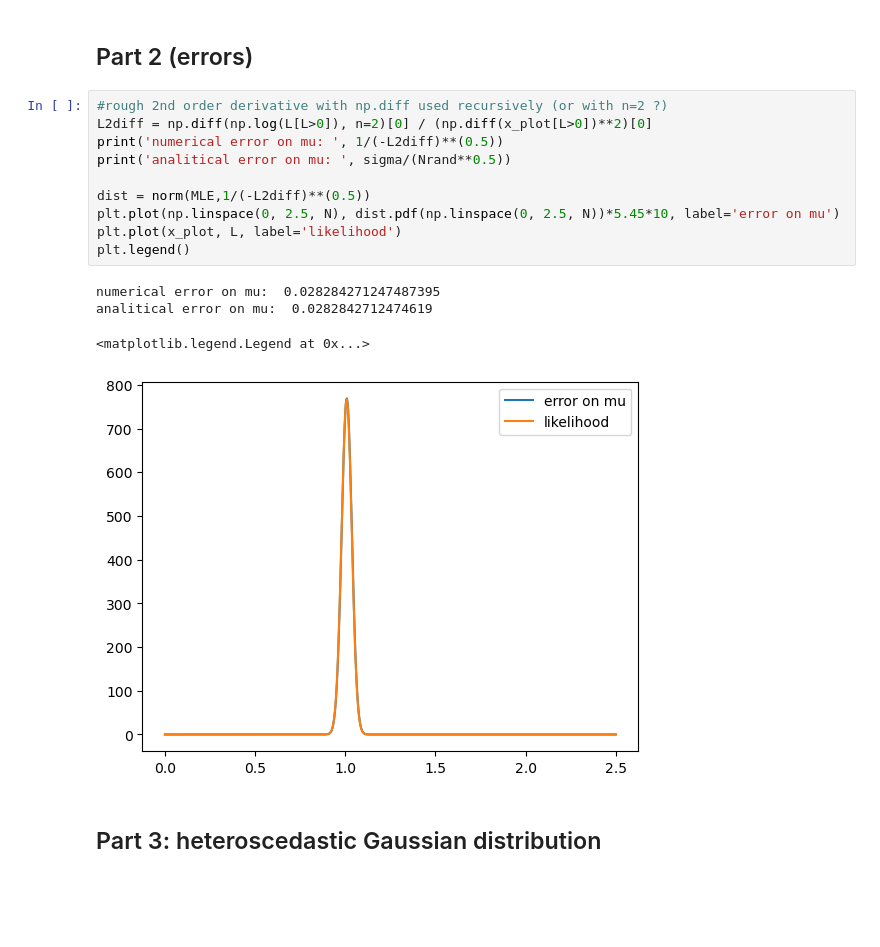
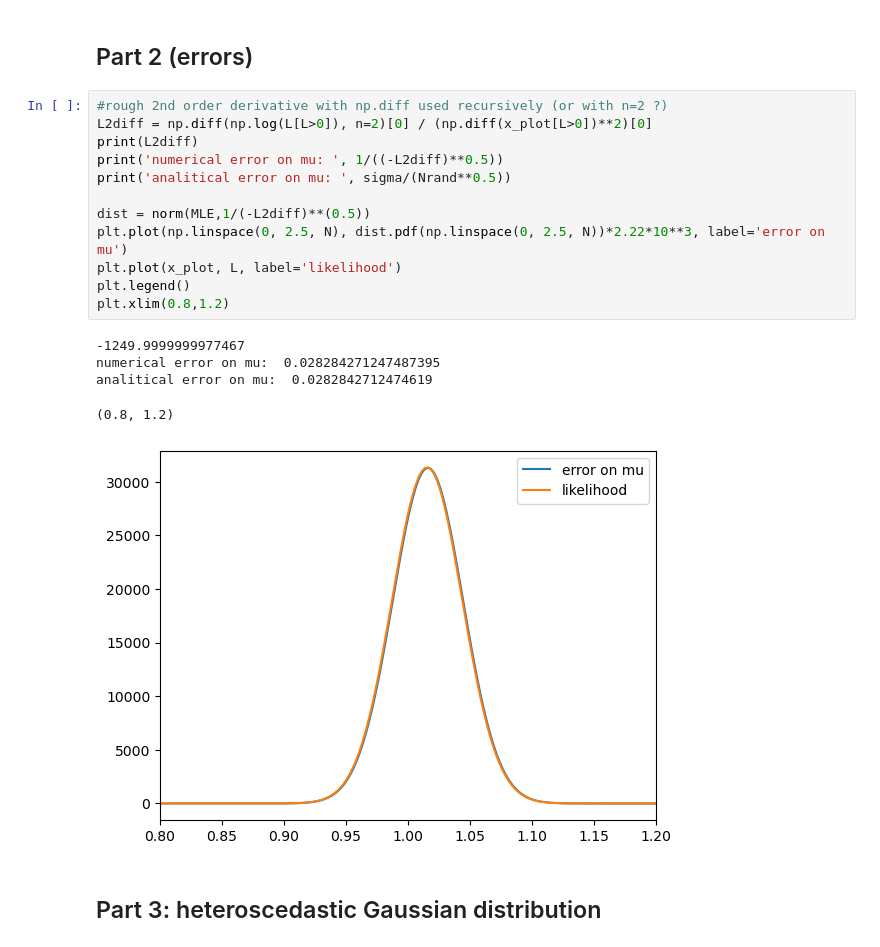
Before and after one commit to EmmaBalzanelli/ilovegit, a Jupyter notebook: QuasarPosition_ex4.ipynb, the cells around one changed output. Drawn from its saved outputs; the diff is of its cells as text; blank space fills up the shorter version.

```diff
--- a/QuasarPosition_ex4.ipynb
+++ b/QuasarPosition_ex4.ipynb
@@ -44,18 +45,21 @@ print(np.mean(xi))
 # %%
 #rough 2nd order derivative with np.diff used recursively (or with n=2 ?)
 L2diff = np.diff(np.log(L[L>0]), n=2)[0] / (np.diff(x_plot[L>0])**2)[0]
-print('numerical error on mu: ', 1/(-L2diff)**(0.5))
+print(L2diff)
+print('numerical error on mu: ', 1/((-L2diff)**0.5))
 print('analitical error on mu: ', sigma/(Nrand**0.5))
 
 dist = norm(MLE,1/(-L2diff)**(0.5))
-plt.plot(np.linspace(0, 2.5, N), dist.pdf(np.linspace(0, 2.5, N))*5.45*10, label='error on mu')
+plt.plot(np.linspace(0, 2.5, N), dist.pdf(np.linspace(0, 2.5, N))*2.22*10**3, label='error on mu')
 plt.plot(x_plot, L, label='likelihood')
 plt.legend()
+plt.xlim(0.8,1.2)
 # %% [output]
+-1249.9999999977467
 numerical error on mu:  0.028284271247487395
 analitical error on mu:  0.0282842712474619
-<matplotlib.legend.Legend at 0x...>
+(0.8, 1.2)
-[figure, old version]
+[figure, new version]
 # %% [markdown]
 ## Part 3: heteroscedastic Gaussian distribution
 # %%
```
Also changed, not shown: parts of 5 cells of this notebook.
